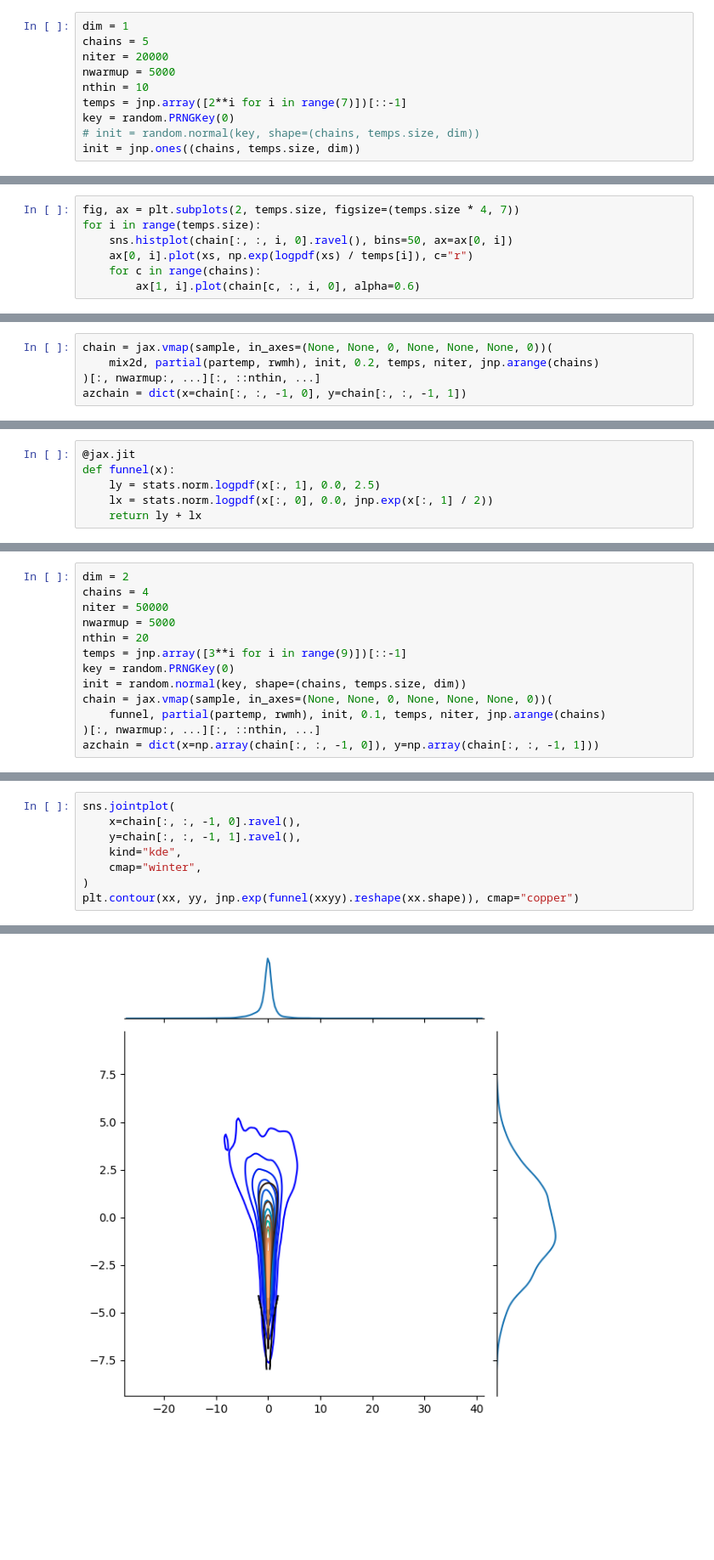
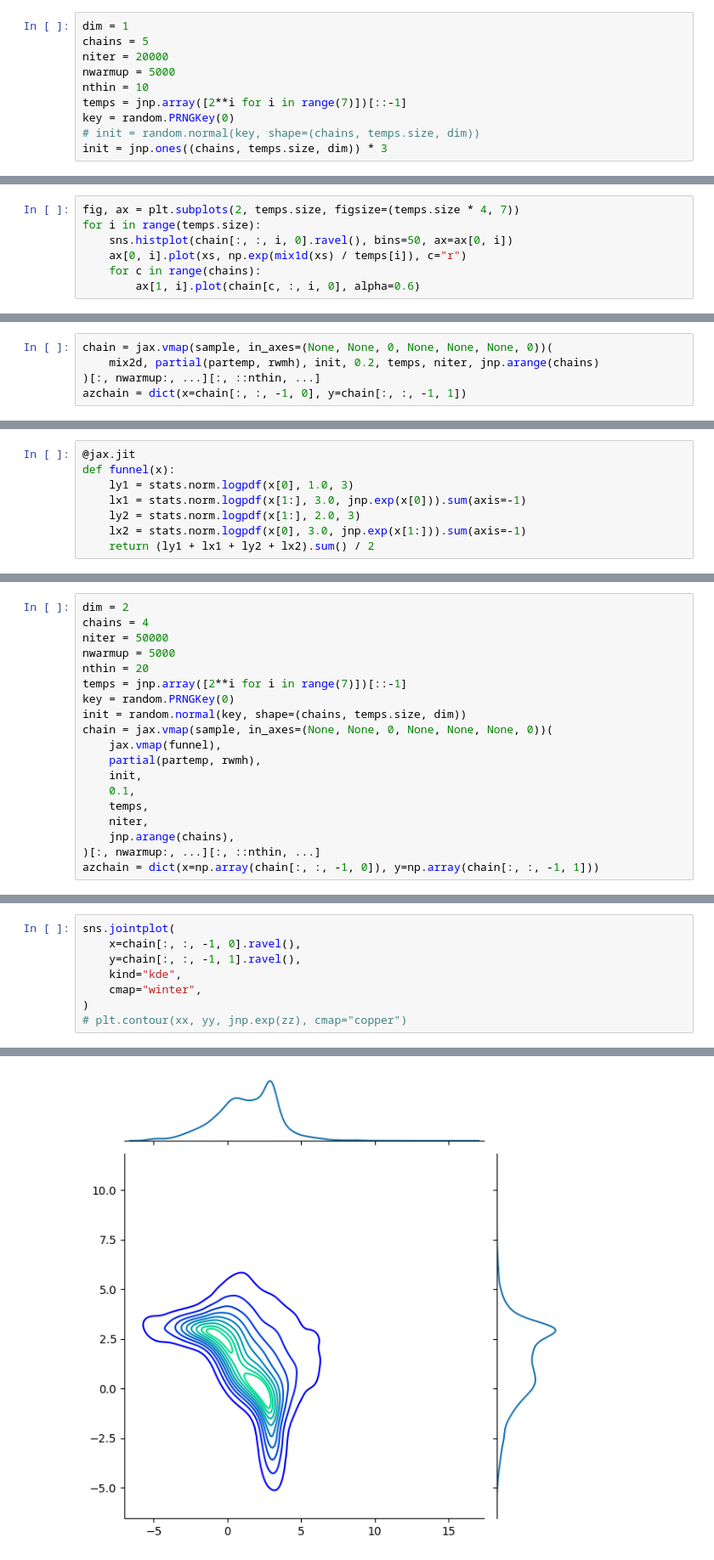
Before and after one commit to al-jshen/sampling, a Jupyter notebook: notebooks/tempering.ipynb, the cells around one changed output, grey strips where cells are left out. Shown at 85% size. Saved outputs shown, nothing was run; the diff lists cells and outputs as text; blank space fills up the shorter version.

```diff
--- a/notebooks/tempering.ipynb
+++ b/notebooks/tempering.ipynb
@@ -137,7 +146,7 @@ nthin = 10
 temps = jnp.array([2**i for i in range(7)])[::-1]
 key = random.PRNGKey(0)
 # init = random.normal(key, shape=(chains, temps.size, dim))
-init = jnp.ones((chains, temps.size, dim))
+init = jnp.ones((chains, temps.size, dim)) * 3
 # %%
 sample(mix1d, rwmh, init[0], 0.1, temps, niter, 0).shape
 # %% [output]
@@ -160,7 +173,7 @@ az.summary(azchain)
 fig, ax = plt.subplots(2, temps.size, figsize=(temps.size * 4, 7))
 for i in range(temps.size):
     sns.histplot(chain[:, :, i, 0].ravel(), bins=50, ax=ax[0, i])
-    ax[0, i].plot(xs, np.exp(logpdf(xs) / temps[i]), c="r")
+    ax[0, i].plot(xs, np.exp(mix1d(xs) / temps[i]), c="r")
     for c in range(chains):
         ax[1, i].plot(chain[c, :, i, 0], alpha=0.6)
 # %% [output]
@@ -236,7 +248,9 @@ plt.scatter(azchain["x"].ravel(), azchain["y"].ravel(), alpha=0.1)
 # %%
 @jax.jit
 def funnel(x):
-    ly = stats.norm.logpdf(x[:, 1], 0.0, 2.5)
-    lx = stats.norm.logpdf(x[:, 0], 0.0, jnp.exp(x[:, 1] / 2))
-    return ly + lx
+    ly1 = stats.norm.logpdf(x[0], 1.0, 3)
+    lx1 = stats.norm.logpdf(x[1:], 3.0, jnp.exp(x[0])).sum(axis=-1)
+    ly2 = stats.norm.logpdf(x[1:], 2.0, 3)
+    lx2 = stats.norm.logpdf(x[0], 3.0, jnp.exp(x[1:])).sum(axis=-1)
+    return (ly1 + lx1 + ly2 + lx2).sum() / 2
 # %%
@@ -256,11 +270,17 @@ chains = 4
 niter = 50000
 nwarmup = 5000
 nthin = 20
-temps = jnp.array([3**i for i in range(9)])[::-1]
+temps = jnp.array([2**i for i in range(7)])[::-1]
 key = random.PRNGKey(0)
 init = random.normal(key, shape=(chains, temps.size, dim))
 chain = jax.vmap(sample, in_axes=(None, None, 0, None, None, None, 0))(
-    funnel, partial(partemp, rwmh), init, 0.1, temps, niter, jnp.arange(chains)
+    jax.vmap(funnel),
+    partial(partemp, rwmh),
+    init,
+    0.1,
+    temps,
+    niter,
+    jnp.arange(chains),
 )[:, nwarmup:, ...][:, ::nthin, ...]
 azchain = dict(x=np.array(chain[:, :, -1, 0]), y=np.array(chain[:, :, -1, 1]))
 # %%
@@ -276,5 +296,5 @@ sns.jointplot(
     kind="kde",
     cmap="winter",
 )
-plt.contour(xx, yy, jnp.exp(funnel(xxyy).reshape(xx.shape)), cmap="copper")
+# plt.contour(xx, yy, jnp.exp(zz), cmap="copper")
 # %% [output]
@@ -282 +302 @@ plt.contour(xx, yy, jnp.exp(funnel(xxyy).reshape(xx.shape)), cmap="copper")
-[figure, old version]
+[figure, new version]
```
Also changed, not shown: parts of 22 cells of this notebook, 1 other file.
